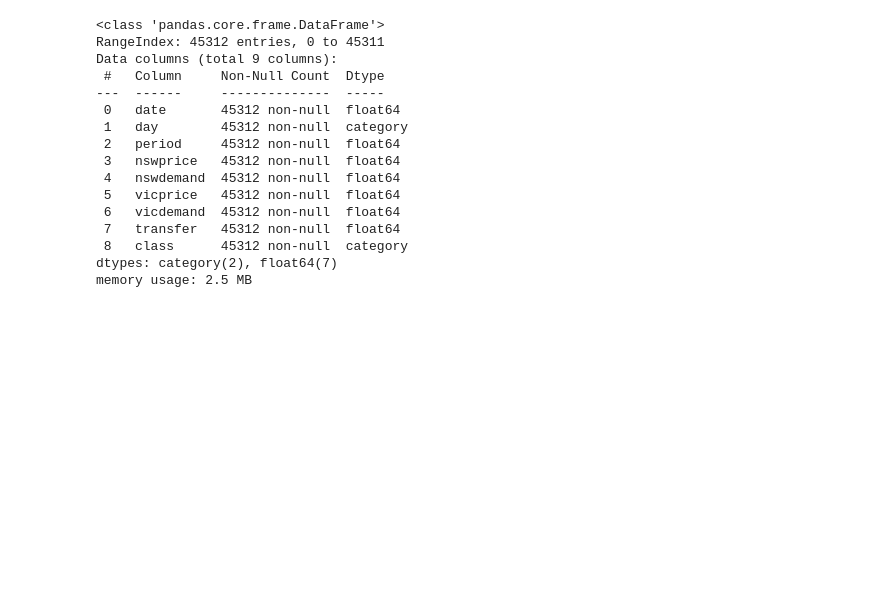
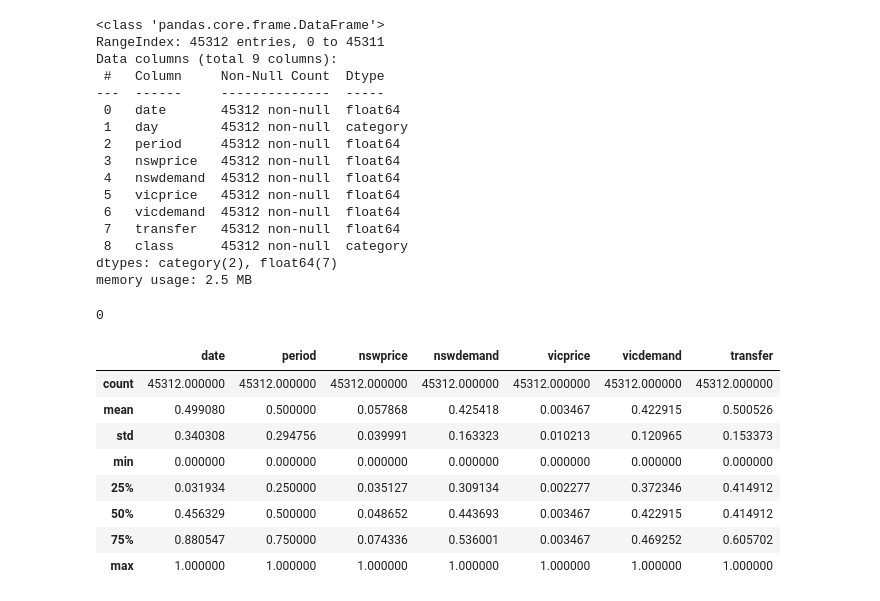
Before and after one commit to FrederickAlmeida/electricity-classification, a Jupyter notebook: eda_fred.ipynb, the cells around one changed output. Cells and saved outputs as stored; diff of their text form; code cells hidden in the pictures; blank space fills up the shorter version.

```diff
--- a/eda_fred.ipynb
+++ b/eda_fred.ipynb
@@ -51,3 +53,19 @@ Data columns (total 9 columns):
  8   class      45312 non-null  category
 dtypes: category(2), float64(7)
 memory usage: 2.5 MB
+# %%
+df.isna().sum().sum()
+# %% [output]
+0
+# %%
+df.describe()
+# %% [output]
+|  | date | period | nswprice | nswdemand | vicprice | vicdemand | transfer |
+| count | 45312.000000 | 45312.000000 | 45312.000000 | 45312.000000 | 45312.000000 | 45312.000000 | 45312.000000 |
+| mean | 0.499080 | 0.500000 | 0.057868 | 0.425418 | 0.003467 | 0.422915 | 0.500526 |
+| std | 0.340308 | 0.294756 | 0.039991 | 0.163323 | 0.010213 | 0.120965 | 0.153373 |
+| min | 0.000000 | 0.000000 | 0.000000 | 0.000000 | 0.000000 | 0.000000 | 0.000000 |
+| 25% | 0.031934 | 0.250000 | 0.035127 | 0.309134 | 0.002277 | 0.372346 | 0.414912 |
+| 50% | 0.456329 | 0.500000 | 0.048652 | 0.443693 | 0.003467 | 0.422915 | 0.414912 |
+| 75% | 0.880547 | 0.750000 | 0.074336 | 0.536001 | 0.003467 | 0.469252 | 0.605702 |
+| max | 1.000000 | 1.000000 | 1.000000 | 1.000000 | 1.000000 | 1.000000 | 1.000000 |
```
Also changed, not shown: parts of 6 cells of this notebook.
